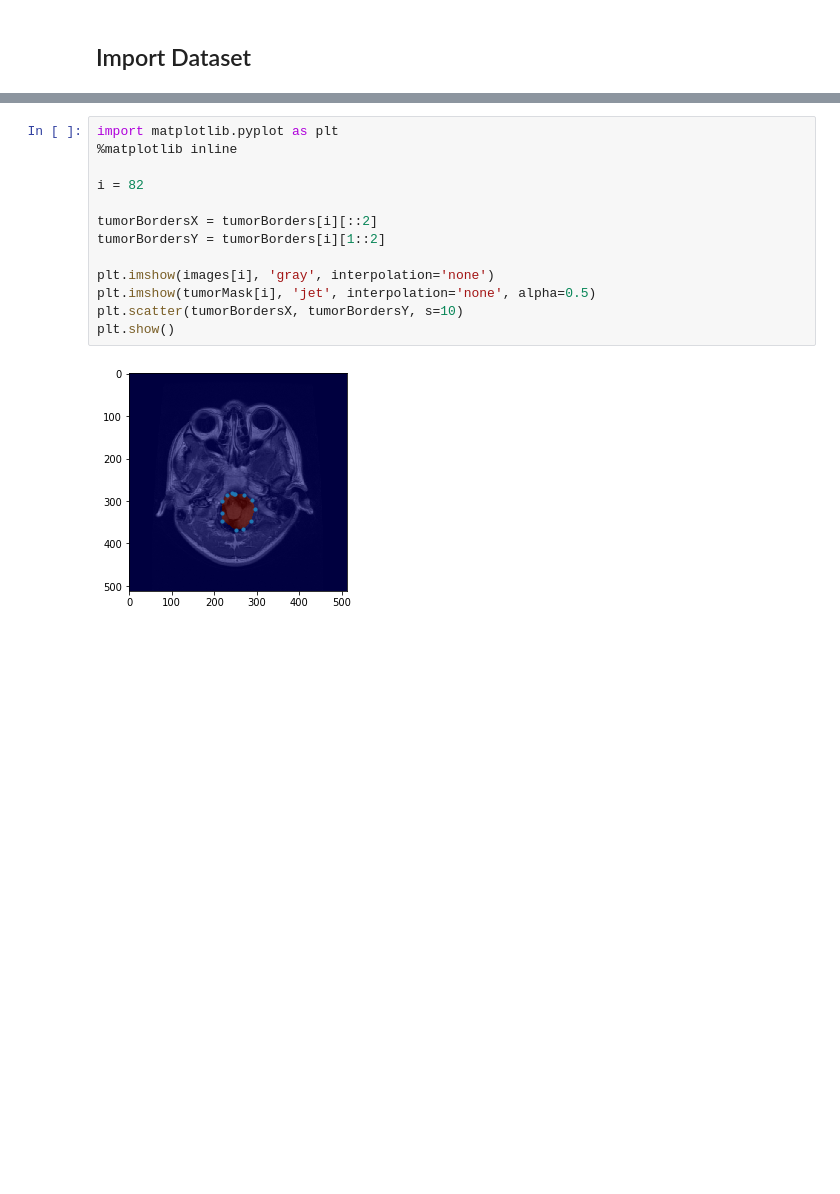
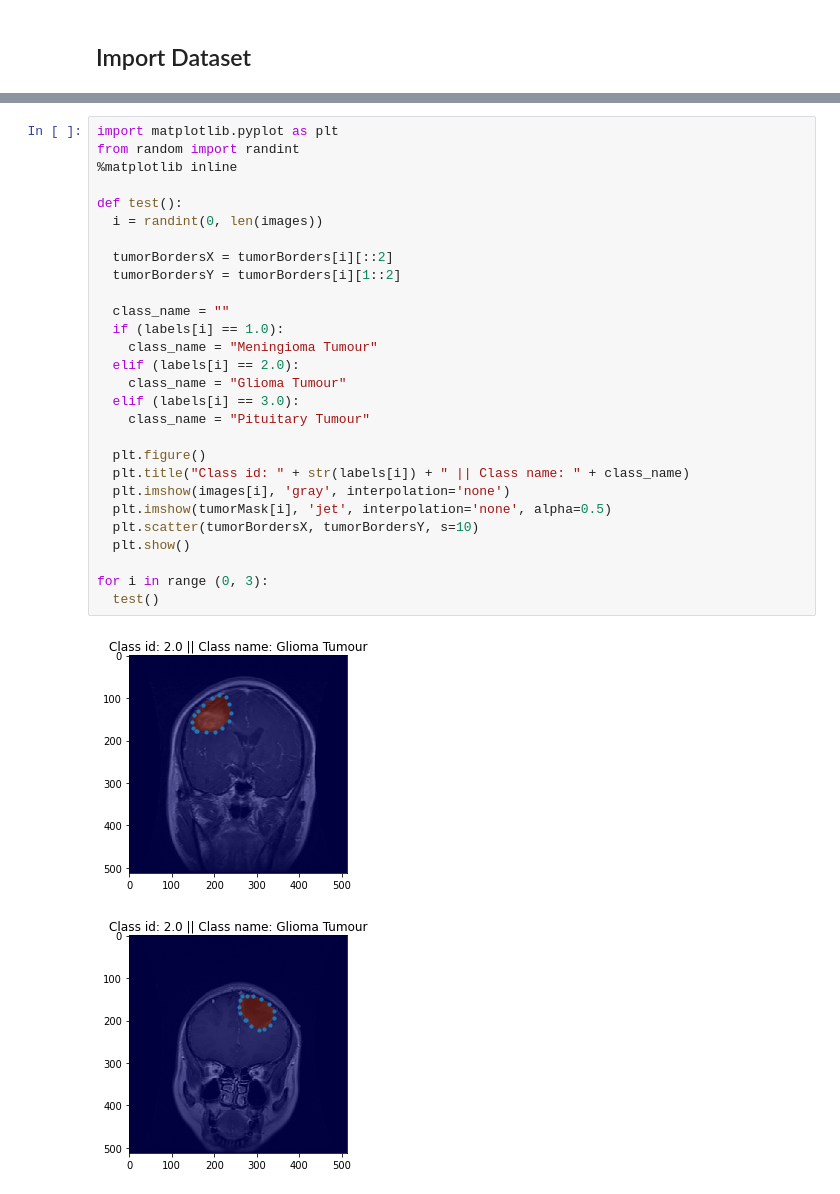
Before and after one commit to jw01324/COM3025, a Jupyter notebook: COM3025.ipynb, the cells around one changed output, grey strips where cells are left out. Saved outputs shown, nothing was run; the diff lists cells and outputs as text; blank space fills up the shorter version.

```diff
--- a/COM3025.ipynb
+++ b/COM3025.ipynb
@@ -56,15 +69,31 @@ Importing Files: 3063
 # %%
 import matplotlib.pyplot as plt
+from random import randint
 %matplotlib inline
 
-i = 82
+def test():
+  i = randint(0, len(images))
 
-tumorBordersX = tumorBorders[i][::2]
-tumorBordersY = tumorBorders[i][1::2]
+  tumorBordersX = tumorBorders[i][::2]
+  tumorBordersY = tumorBorders[i][1::2]
 
-plt.imshow(images[i], 'gray', interpolation='none')
-plt.imshow(tumorMask[i], 'jet', interpolation='none', alpha=0.5)
-plt.scatter(tumorBordersX, tumorBordersY, s=10)
-plt.show()
+  class_name = ""
+  if (labels[i] == 1.0):
+    class_name = "Meningioma Tumour"
+  elif (labels[i] == 2.0):
+    class_name = "Glioma Tumour"
+  elif (labels[i] == 3.0):
+    class_name = "Pituitary Tumour"
+
+  plt.figure()
+  plt.title("Class id: " + str(labels[i]) + " || Class name: " + class_name)
+  plt.imshow(images[i], 'gray', interpolation='none')
+  plt.imshow(tumorMask[i], 'jet', interpolation='none', alpha=0.5)
+  plt.scatter(tumorBordersX, tumorBordersY, s=10)
+  plt.show()
+
+for i in range (0, 3):
+  test()
 # %% [output]
-[figure, old version]
+[figure, new version]
+[figure, added]
```
Also changed, not shown: parts of 8 cells of this notebook.
